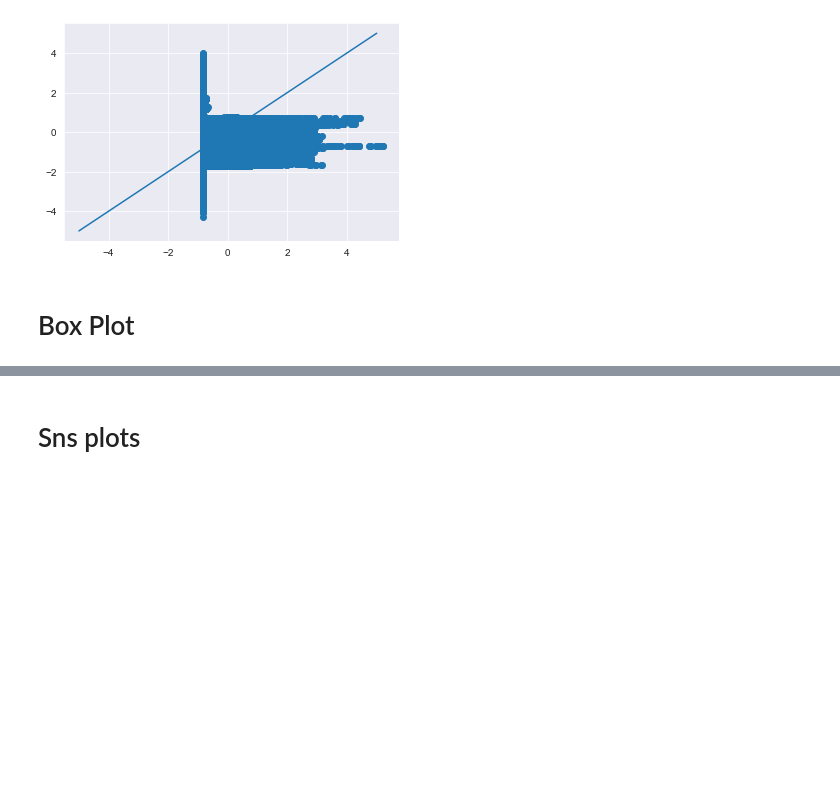
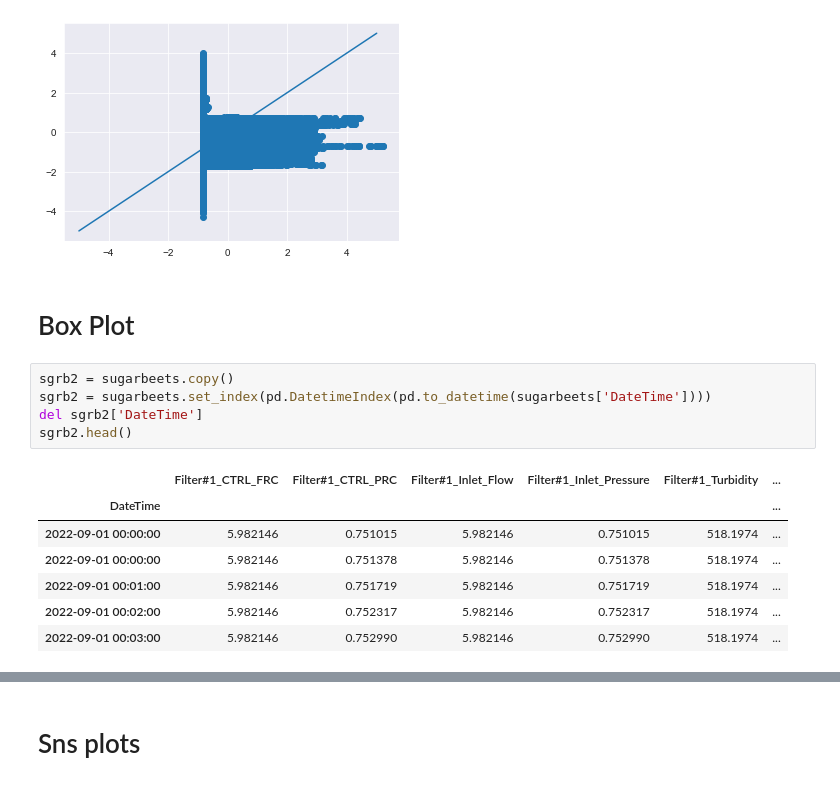
Before and after one commit to saikiranpennam/sugarbeet_analysis, a Jupyter notebook: filters_data_new.ipynb, the cells around one changed output, grey strips where cells are left out. Saved outputs shown, nothing was run; the diff lists cells and outputs as text; blank space fills up the shorter version.

```diff
--- a/filters_data_new.ipynb
+++ b/filters_data_new.ipynb
@@ -121,5 +121,18 @@ plt.plot([-5,-4,-3,-2,-1,0,1,2,3,4,5], [-5,-4,-3,-2,-1,0,1,2,3,4,5])
 [figure]
 # %% [markdown]
 # Box Plot
+# %%
+sgrb2 = sugarbeets.copy()
+sgrb2 = sugarbeets.set_index(pd.DatetimeIndex(pd.to_datetime(sugarbeets['DateTime'])))
+del sgrb2['DateTime']
+sgrb2.head()
+# %% [output]
+|  | Filter#1_CTRL_FRC | Filter#1_CTRL_PRC | Filter#1_Inlet_Flow | Filter#1_Inlet_Pressure | Filter#1_Turbidity | ... |
+| DateTime |  |  |  |  |  | ... |
+| 2022-09-01 00:00:00 | 5.982146 | 0.751015 | 5.982146 | 0.751015 | 518.1974 | ... |
+| 2022-09-01 00:00:00 | 5.982146 | 0.751378 | 5.982146 | 0.751378 | 518.1974 | ... |
+| 2022-09-01 00:01:00 | 5.982146 | 0.751719 | 5.982146 | 0.751719 | 518.1974 | ... |
+| 2022-09-01 00:02:00 | 5.982146 | 0.752317 | 5.982146 | 0.752317 | 518.1974 | ... |
+| 2022-09-01 00:03:00 | 5.982146 | 0.752990 | 5.982146 | 0.752990 | 518.1974 | ... |
 # %%
 fig, ax = plt.subplots(figsize=(20, 5))
```
Also changed, not shown: parts of 2 cells of this notebook.
